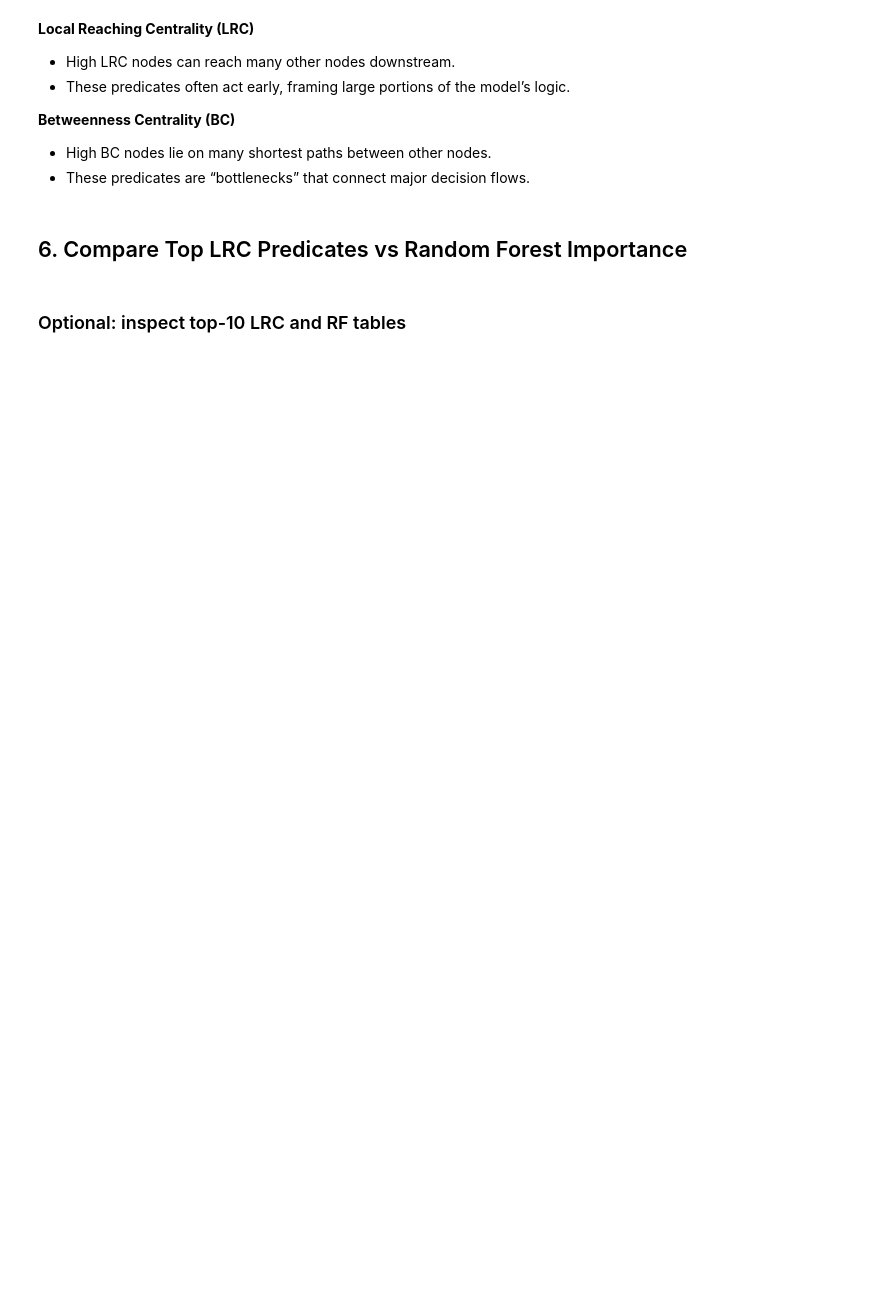
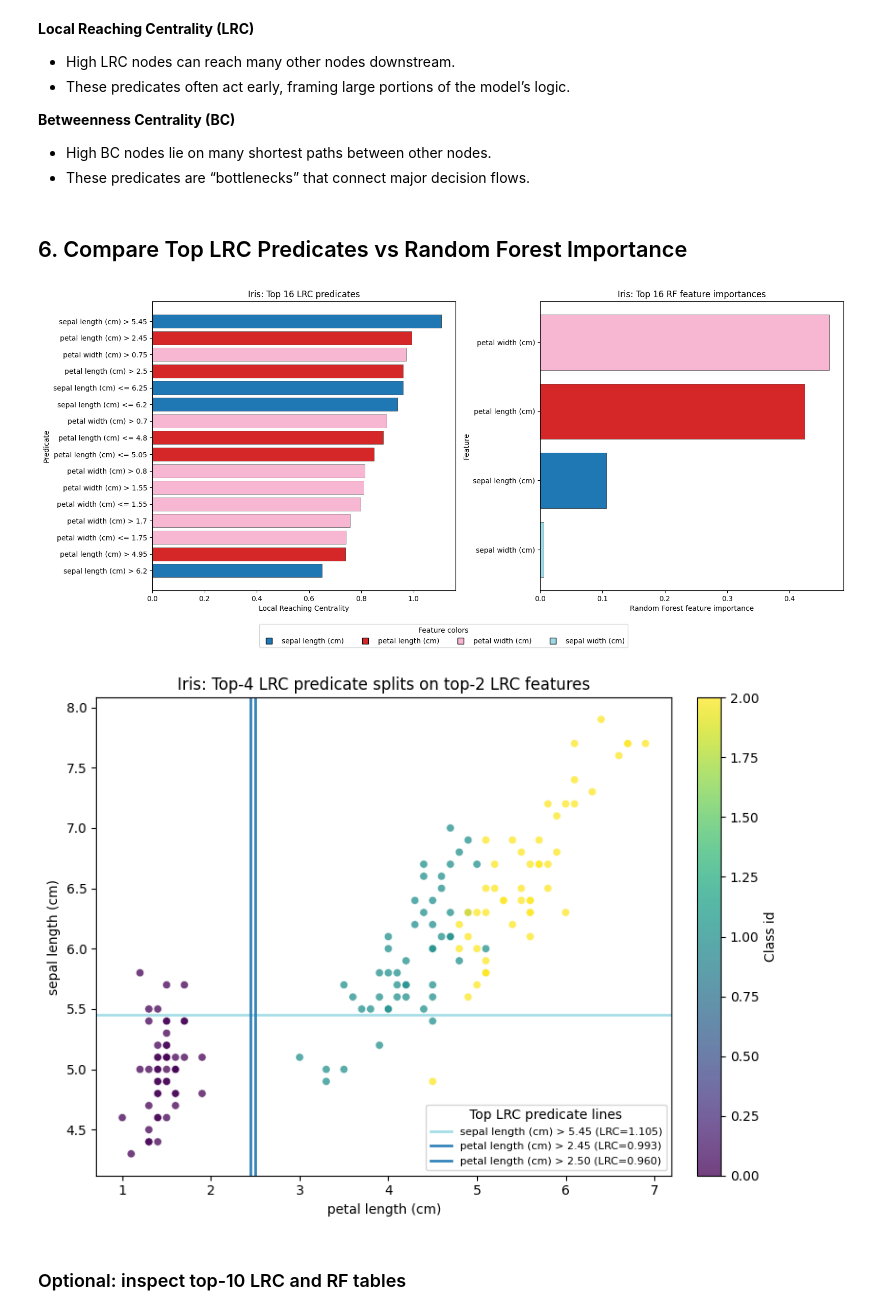
Before and after one commit to Meta-Group/DPG, a Jupyter notebook: tutorials/saga_benchmarks_iris.ipynb, the cells around one changed output. Drawn from its saved outputs; the diff is of its cells as text; code cells hidden in the pictures; blank space fills up the shorter version.

```diff
--- a/tutorials/saga_benchmarks_iris.ipynb
+++ b/tutorials/saga_benchmarks_iris.ipynb
@@ -269,35 +322,38 @@ def plot_top_lrc_predicate_splits(explanation, X_df, y, top_predicates=5, top_fe
             ls = '--' if op == '<=' else '-'
             label = f"{f} {op} {thr:.2f} (LRC={score:.3f})"
             ax.axhline(
                 thr,
                 color=feature_to_color[f],
                 linestyle=ls,
                 linewidth=2,
                 alpha=0.9,
                 label=label if label not in line_labels_seen else None,
             )
             line_labels_seen.add(label)
 
     ax.set_title(
         f"{dataset_name}: Top-{top_predicates} LRC predicate splits on top-2 LRC features"
     )
     ax.set_xlabel(fx)
     ax.set_ylabel(fy)
 
     # class legend + predicate legend
     cbar = fig.colorbar(sc, ax=ax, fraction=0.046, pad=0.04)
     cbar.set_label('Class id')
 
     handles, labels = ax.get_legend_handles_labels()
     if handles:
         ax.legend(handles, labels, title='Top LRC predicate lines', loc='best', fontsize=8)
 
     plt.tight_layout()
     plt.show()
 
 
-plot_lrc_vs_rf_importance(explanation, model, X, top_k=10, dataset_name='Iris')
-plot_top_lrc_predicate_splits(explanation, X, y, top_predicates=5, top_features=2, dataset_name='Iris')
+plot_lrc_vs_rf_importance(explanation, model, X, top_k=16, dataset_name='Iris')
+plot_top_lrc_predicate_splits(explanation, X, y, top_predicates=4, top_features=2, dataset_name='Iris')
+# %% [output]
+[figure, added]
+[figure, added]
 # %% [markdown]
 ### Optional: inspect top-10 LRC and RF tables
 # %%
```
Also changed, not shown: parts of 12 cells of this notebook, 2 other files.
